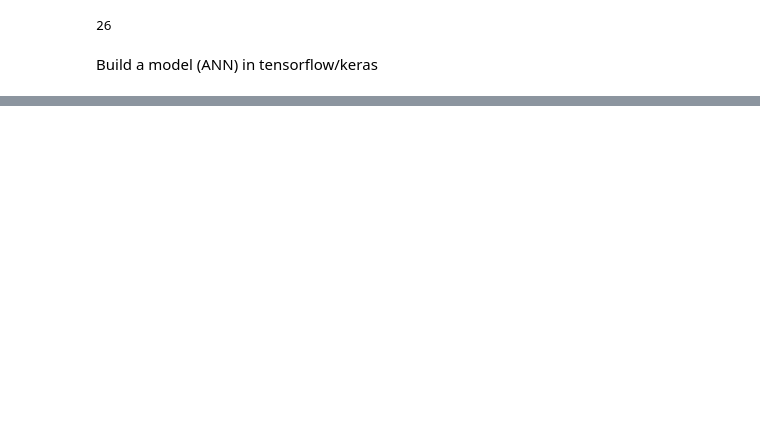
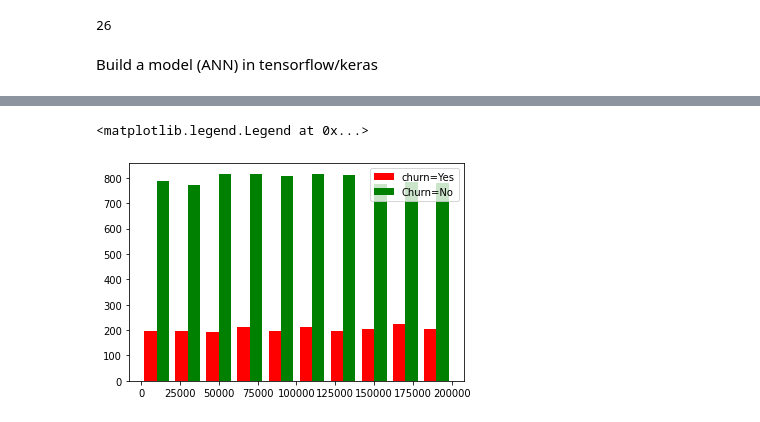
Before and after one commit to wadudh/Deep-learning--Churn_prediction, a Jupyter notebook: churn prediction.ipynb, the cells around one changed output, grey strips where cells are left out. Cells and saved outputs as stored; diff of their text form; code cells hidden in the pictures; blank space fills up the shorter version.

```diff
--- a/churn prediction.ipynb
+++ b/churn prediction.ipynb
@@ -344,0 +433,5 @@ ModuleNotFoundError: No module named 'tensorflow'
+# %%
+url='https://raw.githubusercontent.com/zunicd/Bank-Churn-Prediction/master/Resources/Churn_Modelling.csv'
+
+data=pd.read_csv(url)
+data.sample(5)
@@ -344,0 +470,2 @@ ModuleNotFoundError: No module named 'tensorflow'
+# %%
+data.drop(['RowNumber','CustomerId','Surname','Geography'],axis=1,inplace=True)
@@ -344,0 +486,9 @@ ModuleNotFoundError: No module named 'tensorflow'
+# %%
+exited_salary =data[data.Exited==1].EstimatedSalary
+not_exited_salary =data[data.Exited==0].EstimatedSalary
+
+plt.hist([exited_salary,not_exited_salary],color=['red','green'],label=['churn=Yes','Churn=No'])
+plt.legend()
+# %% [output]
+<matplotlib.legend.Legend at 0x...>
+[figure, added]
```
Also changed, not shown: parts of 41 cells of this notebook.
